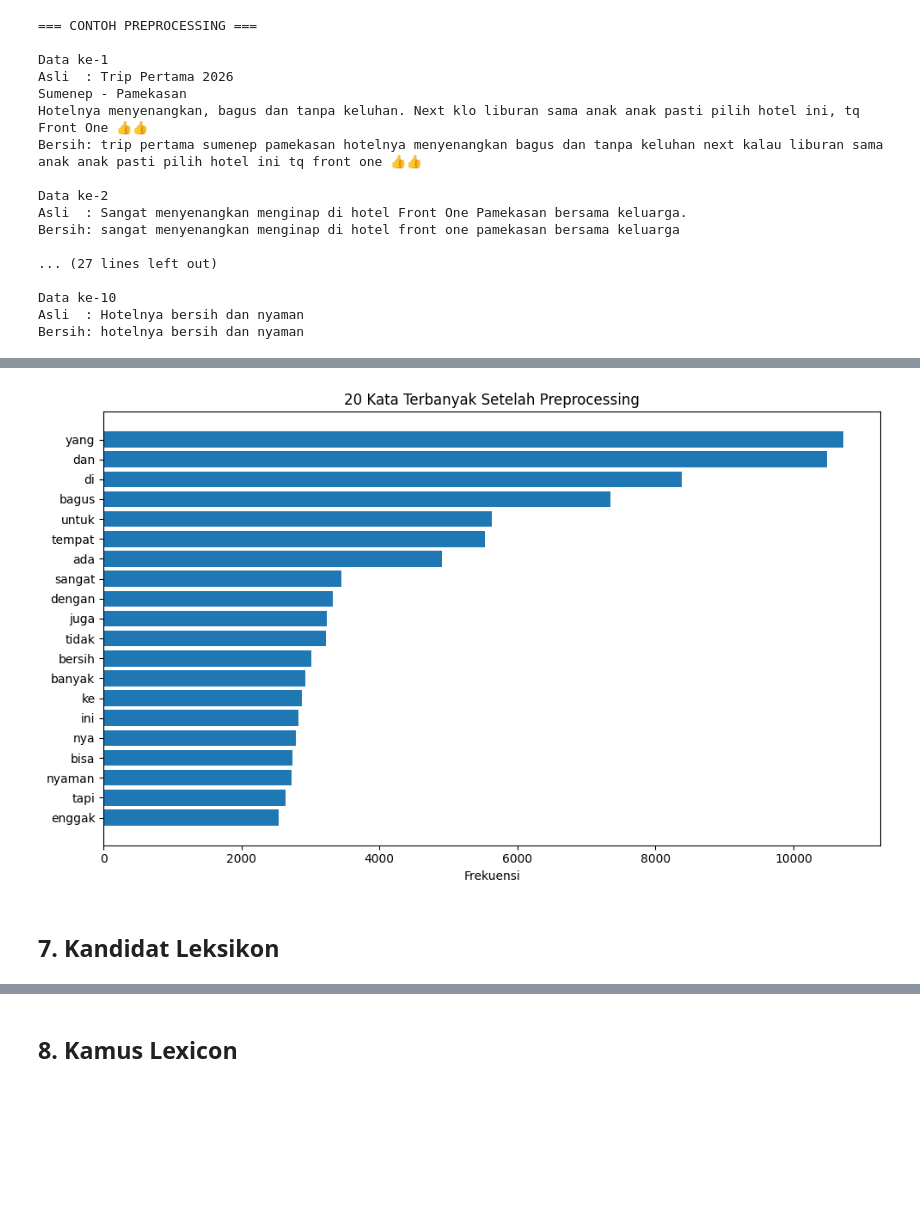
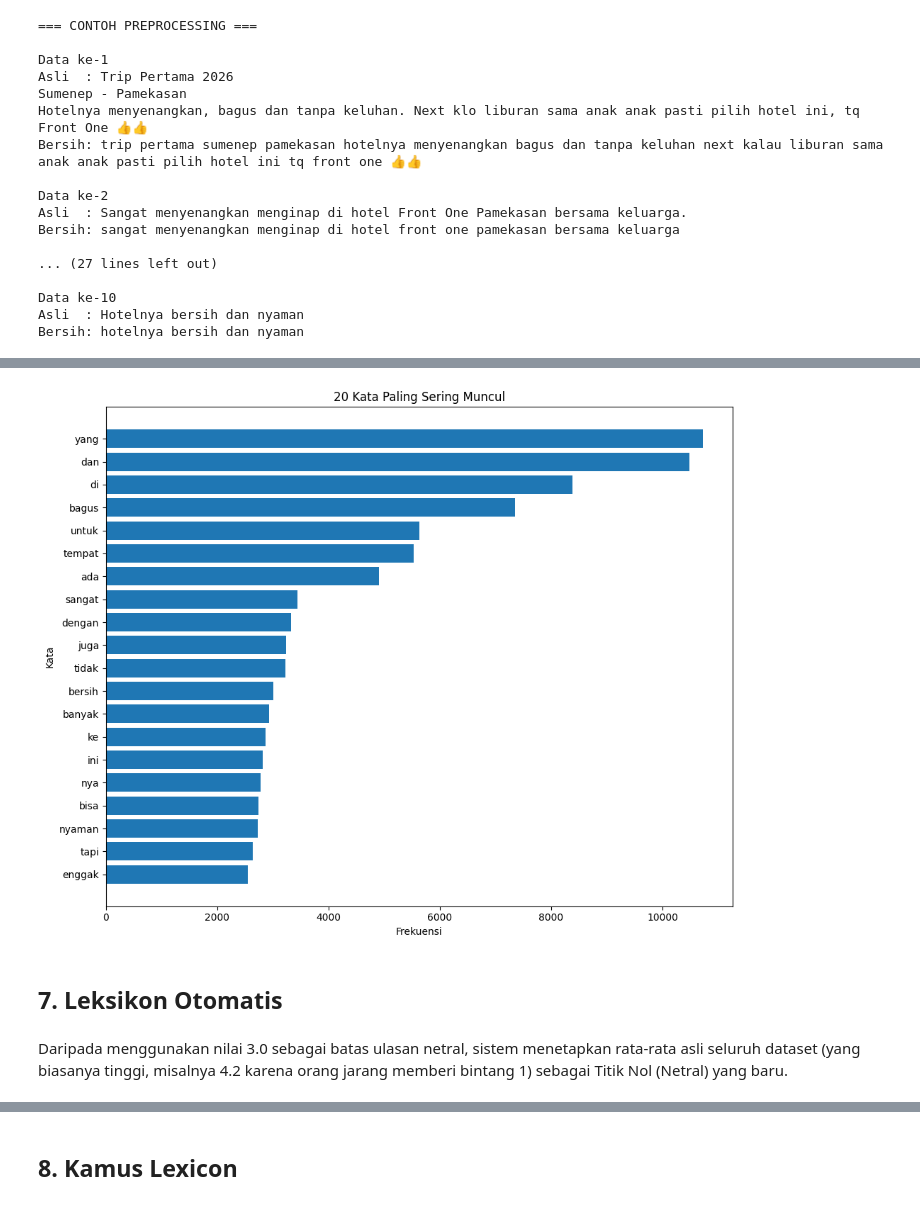
Before and after one commit to NicoDwiPutra/A, a Jupyter notebook: if-pariwisata-2.ipynb, the cells around one changed output, grey strips where cells are left out. Drawn from its saved outputs; the diff is of its cells as text; code cells hidden in the pictures; blank space fills up the shorter version.

```diff
--- a/if-pariwisata-2.ipynb
+++ b/if-pariwisata-2.ipynb
@@ -353,16 +413,29 @@ display(df_top)
-# %%
-plt.figure(figsize=(10,6))
-
-plt.barh(
-    df_top['kata'][::-1],
-    df_top['frekuensi'][::-1]
-)
-
-plt.title("20 Kata Terbanyak Setelah Preprocessing")
-plt.xlabel("Frekuensi")
-plt.tight_layout()
-plt.show()
-# %% [output]
-[figure, removed]
+# %%
+from collections import Counter
+import pandas as pd
+import matplotlib.pyplot as plt
+
+all_words = " ".join(df_id['clean_text']).split()
+
+freq = Counter(all_words)
+
+top20 = pd.DataFrame(
+    freq.most_common(20),
+    columns=['Kata','Frekuensi']
+)
+
+top20 = top20.sort_values('Frekuensi')
+
+plt.figure(figsize=(10,8))
+plt.barh(top20['Kata'], top20['Frekuensi'])
+plt.xlabel('Frekuensi')
+plt.ylabel('Kata')
+plt.title('20 Kata Paling Sering Muncul')
+plt.tight_layout()
+plt.show()
+# %% [output]
+[figure, added]
 # %% [markdown]
-## 7. Kandidat Leksikon
+## 7. Leksikon Otomatis
+# %% [markdown]
+Daripada menggunakan nilai 3.0 sebagai batas ulasan netral, sistem menetapkan rata-rata asli seluruh dataset (yang biasanya tinggi, misalnya 4.2 karena orang jarang memberi bintang 1) sebagai Titik Nol (Netral) yang baru.
```
Also changed, not shown: parts of 31 cells of this notebook.
